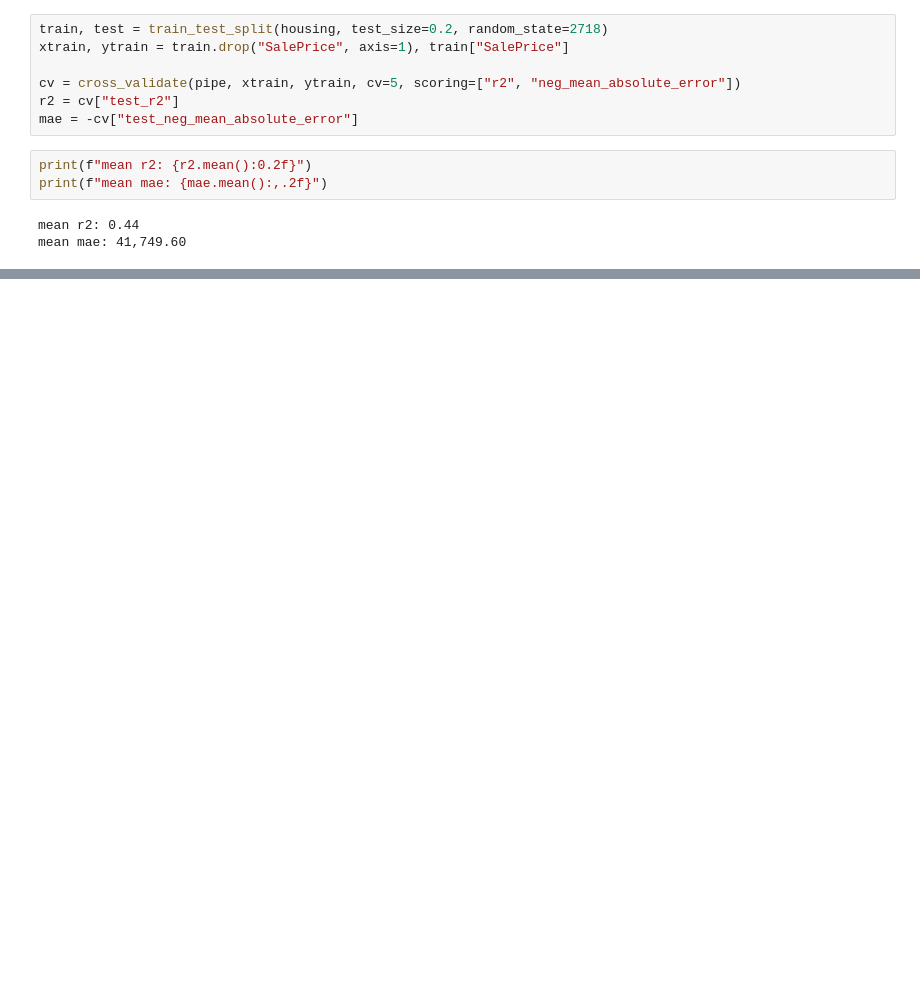
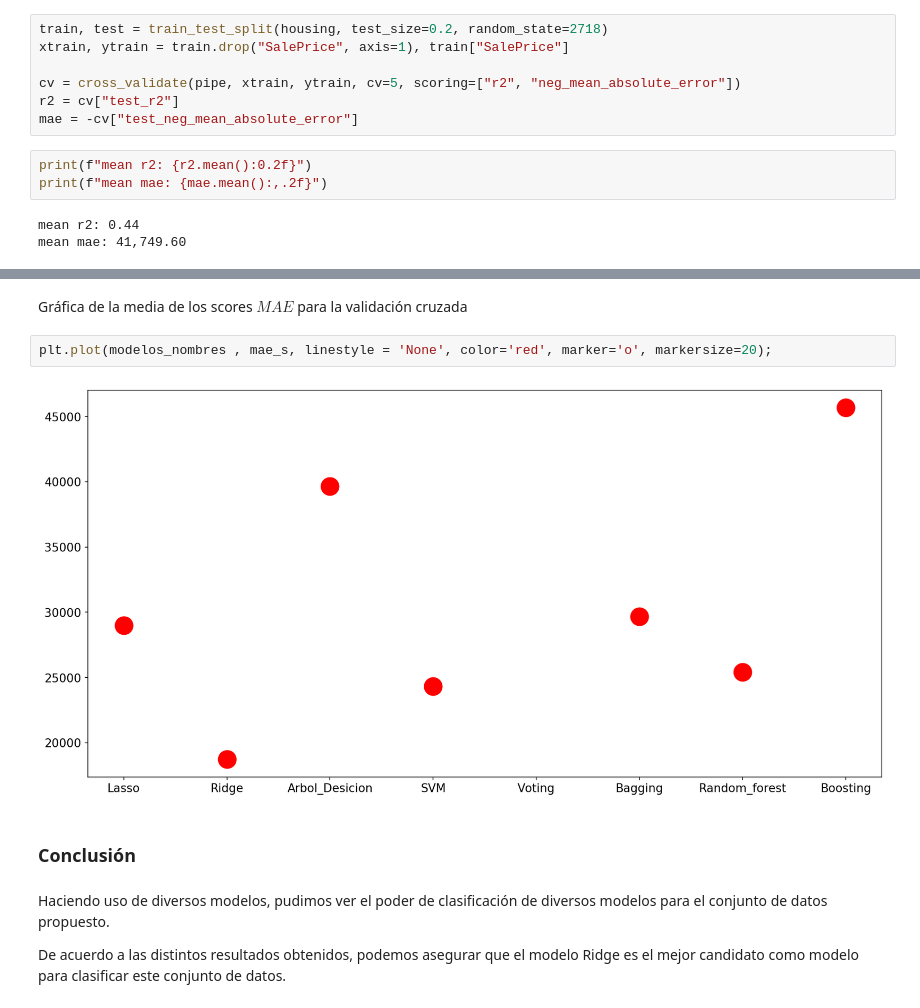
Before and after one commit to Fegrodz/Machine-Learning-Proyects, a Jupyter notebook: Tareas/Proyecto_Housing.ipynb, the cells around one changed output, grey strips where cells are left out. Cells and saved outputs as stored; diff of their text form; blank space fills up the shorter version.

```diff
--- a/Tareas/Proyecto_Housing.ipynb
+++ b/Tareas/Proyecto_Housing.ipynb
@@ -354,0 +371,12 @@ array([    -0.        ,   4314.16282184,     -0.        ,  13737.27173146,
+# %% [markdown]
+Gráfica de la media de los scores $ MAE $  para la validación cruzada
+# %%
+plt.plot(modelos_nombres , mae_s, linestyle = 'None', color='red', marker='o', markersize=20);
+# %% [output]
+[figure, added]
+# %% [markdown]
+### Conclusión
+# %% [markdown]
+Haciendo uso de diversos modelos, pudimos ver el poder de clasificación de diversos modelos para el conjunto de datos propuesto.
+
+De acuerdo a las distintos resultados obtenidos, podemos asegurar que el modelo Ridge es el mejor candidato como modelo para clasificar este conjunto de datos.
```
Also changed, not shown: parts of 55 cells of this notebook.
